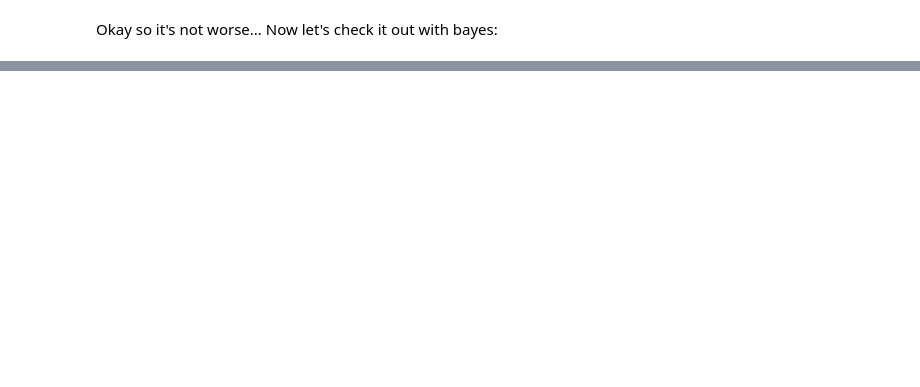
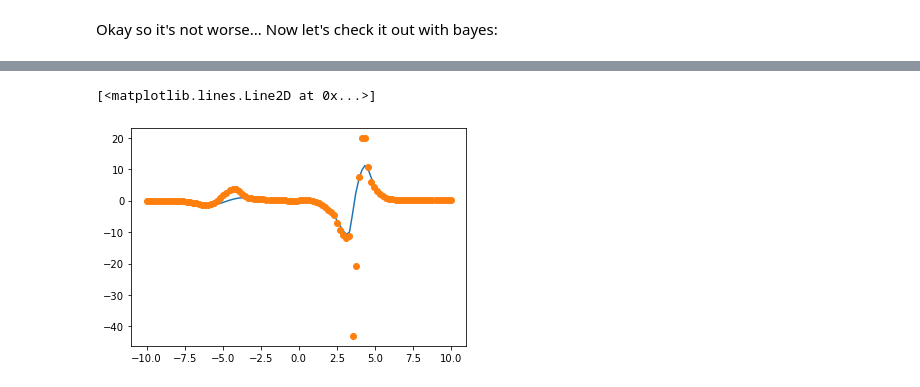
Before and after one commit to GJBoth/modax, a Jupyter notebook: notebooks/dynamic/conditional_gaussian/weighted_least_squares.ipynb, the cells around one changed output, grey strips where cells are left out. Saved outputs shown, nothing was run; the diff lists cells and outputs as text; code cells hidden in the pictures; blank space fills up the shorter version.

```diff
--- a/notebooks/dynamic/conditional_gaussian/weighted_least_squares.ipynb
+++ b/notebooks/dynamic/conditional_gaussian/weighted_least_squares.ipynb
@@ -402,7 +257,16 @@ def loss_fn_multitask(params, state, model, x, y):
     }
     return loss, (updated_state, metrics, (prediction, dt, theta, coeffs))
 # %%
-def loss_fn_multitask(params, state, model, x, y):
+def weighted_normal_LL(x, mu, tau, w):
+    # tau = 1 / sigma**2, for numerical reasons.
+    n_samples = x.shape[0]
+
+    mse = jnp.sum(w * (x - mu) ** 2)
+    # 2 before tau to compensate for 1/2
+    p = - 1 / 2 * (mse - jnp.sum(jnp.log(w)) + jnp.sum(w * jnp.log(2 * jnp.pi)))
+    return p, mse
+
+def loss_fn_weighted_reg(params, state, model, x, y):
     """ first argument should always be params!
     """
     variables = {"params": params, **state}
@@ -410,17 +274,19 @@ def loss_fn_multitask(params, state, model, x, y):
         variables, x, mutable=list(state.keys())
     )
 
-    w =  jnp.minimum(jnp.var((prediction - y)) /((prediction - y)**2 + 1e-6), 1.0)
+    w =  jnp.var((prediction - y)) /((prediction - y)**2 + 1e-6)
+    w = 1e3 * w / jnp.sum(w) # normalizing w
+
     w = jnp.diag(w.squeeze())
     X_prime = jnp.sqrt(w) @ theta
     y_prime = jnp.sqrt(w) @ dt
-    weighted_coeffs = ridge(X_prime, y_prime, 1e-5)
+    weighted_coeffs = ridge(X_prime, y_prime, 1e-6)
 
     tau_ml = 1 / jnp.mean((prediction - y) ** 2)
     p_mse, MSE = normal_LL(prediction, y, tau_ml)
 
     nu_ml = jnp.sum(w) / jnp.sum((y_prime - X_prime @ weighted_coeffs) ** 2)
-    p_reg, reg = normal_LL(y_prime, X_prime @ weighted_coeffs, nu_ml)
+    p_reg, reg = weighted_normal_LL(y_prime, X_prime @ weighted_coeffs, nu_ml, w)
 
     loss = -(p_mse + p_reg)
 
@@ -449,7 +315,7 @@ optimizer, state = train_probabilistic_mse(
     model,
     optimizer,
     state,
-    loss_fn_multitask,
+    loss_fn_weighted_reg,
     X,
     y,
     max_epochs=5000,
@@ -527,0 +362,12 @@ DeviceArray([1.        , 1.        , 1.        , 1.        , 1.        ,
+# %%
+frame = 5
+plt.plot(x, dt.reshape(x_grid.shape)[frame, :])
+plt.plot(x, (theta @ coeffs).reshape(x_grid.shape)[frame, :])
+# %%
+# Now let's try and get the coeffs based on the mse distance
+w = jnp.diag((1 / ((prediction - y)**2 + 1e-8)).squeeze())
+X_prime = w @ theta
+y_prime = w @ dt
+
+coeffs_mse = jnp.linalg.lstsq(X_prime, y_prime)[0]
+print(coeffs_mse)
@@ -527,0 +387,6 @@ DeviceArray([1.        , 1.        , 1.        , 1.        , 1.        ,
+# %%
+plt.plot(x, dt.reshape(x_grid.shape)[frame, :])
+plt.plot(x, (theta @ coeffs_mse).reshape(x_grid.shape)[frame, :], 'o')
+# %% [output]
+[<matplotlib.lines.Line2D at 0x...>]
+[figure, added]
```
Also changed, not shown: parts of 44 cells of this notebook, 6 other files.
